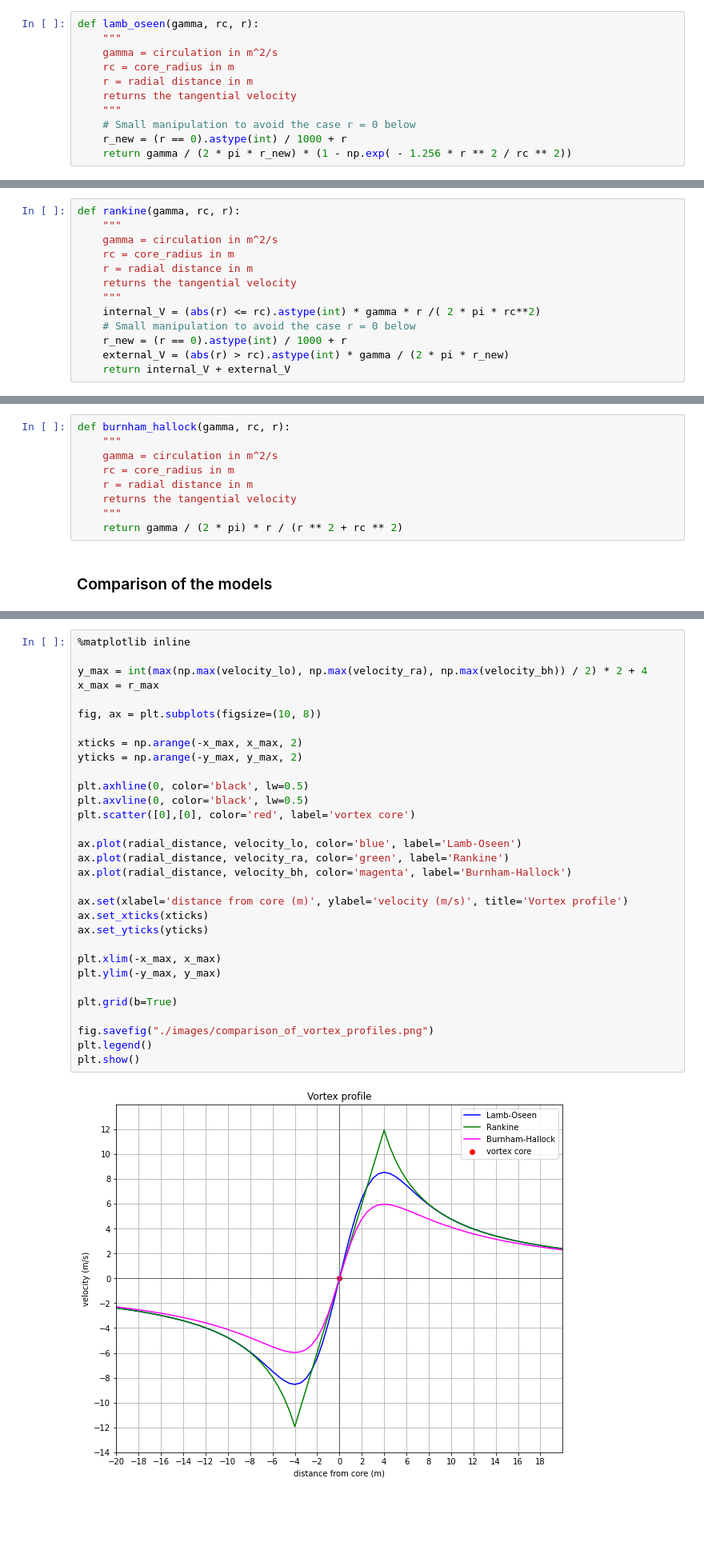
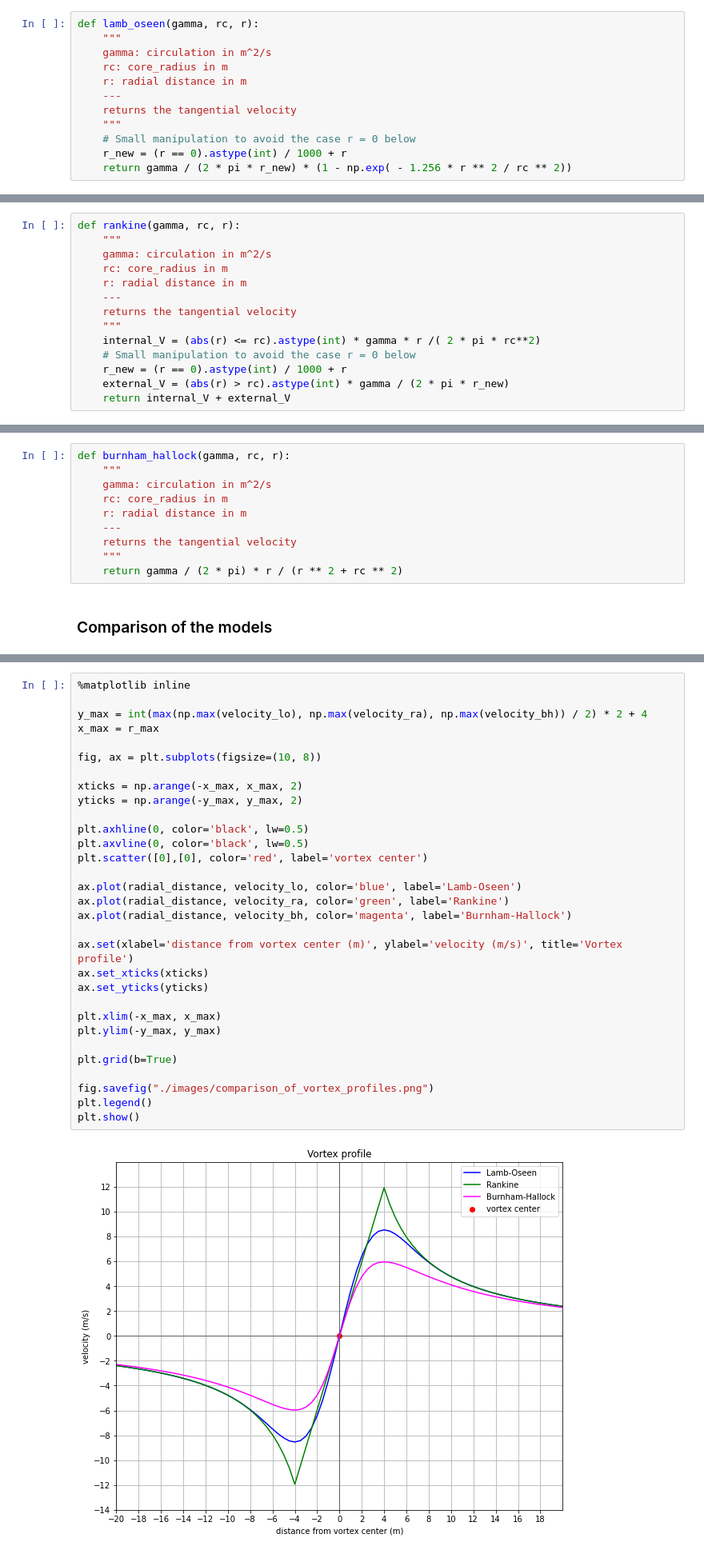
Before and after one commit to YanRob/Wake-Vortex, a Jupyter notebook: Vortex_Profile.ipynb, the cells around one changed output, grey strips where cells are left out. Shown at 80% size. Cells and saved outputs as stored; diff of their text form; blank space fills up the shorter version.

```diff
--- a/Vortex_Profile.ipynb
+++ b/Vortex_Profile.ipynb
@@ -37,9 +40,10 @@ where:
 # %%
 def lamb_oseen(gamma, rc, r):
     """
-    gamma = circulation in m^2/s
-    rc = core_radius in m
-    r = radial distance in m
+    gamma: circulation in m^2/s
+    rc: core_radius in m
+    r: radial distance in m
+    ---
     returns the tangential velocity
     """
     # Small manipulation to avoid the case r = 0 below
@@ -65,9 +69,10 @@ where:
 # %%
 def rankine(gamma, rc, r):
     """
-    gamma = circulation in m^2/s
-    rc = core_radius in m
-    r = radial distance in m
+    gamma: circulation in m^2/s
+    rc: core_radius in m
+    r: radial distance in m
+    ---
     returns the tangential velocity
     """
     internal_V = (abs(r) <= rc).astype(int) * gamma * r /( 2 * pi * rc**2)
@@ -90,9 +95,10 @@ where:
 # %%
 def burnham_hallock(gamma, rc, r):
     """
-    gamma = circulation in m^2/s
-    rc = core_radius in m
-    r = radial distance in m
+    gamma: circulation in m^2/s
+    rc: core_radius in m
+    r: radial distance in m
+    ---
     returns the tangential velocity
     """
     return gamma / (2 * pi) * r / (r ** 2 + rc ** 2)
@@ -116,36 +122,36 @@ velocity_bh = burnham_hallock(total_circulation, core_radius, radial_distance)
 # %%
 %matplotlib inline
 
 y_max = int(max(np.max(velocity_lo), np.max(velocity_ra), np.max(velocity_bh)) / 2) * 2 + 4
 x_max = r_max
 
 fig, ax = plt.subplots(figsize=(10, 8))
 
 xticks = np.arange(-x_max, x_max, 2)
 yticks = np.arange(-y_max, y_max, 2)
 
 plt.axhline(0, color='black', lw=0.5)
 plt.axvline(0, color='black', lw=0.5)
-plt.scatter([0],[0], color='red', label='vortex core')
+plt.scatter([0],[0], color='red', label='vortex center')
 
 ax.plot(radial_distance, velocity_lo, color='blue', label='Lamb-Oseen')
 ax.plot(radial_distance, velocity_ra, color='green', label='Rankine')
 ax.plot(radial_distance, velocity_bh, color='magenta', label='Burnham-Hallock')
 
-ax.set(xlabel='distance from core (m)', ylabel='velocity (m/s)', title='Vortex profile')
+ax.set(xlabel='distance from vortex center (m)', ylabel='velocity (m/s)', title='Vortex profile')
 ax.set_xticks(xticks)
 ax.set_yticks(yticks)
 
 plt.xlim(-x_max, x_max)
 plt.ylim(-y_max, y_max)
 
 plt.grid(b=True)
 
 fig.savefig("./images/comparison_of_vortex_profiles.png")
 plt.legend()
 plt.show()
 # %% [output]
-[figure, old version]
+[figure, new version]
 # %% [markdown]
 ## Reconstruction of a LiDAR envelope
 # %% [markdown]
```
Also changed, not shown: parts of 42 cells of this notebook, 4 other files.
